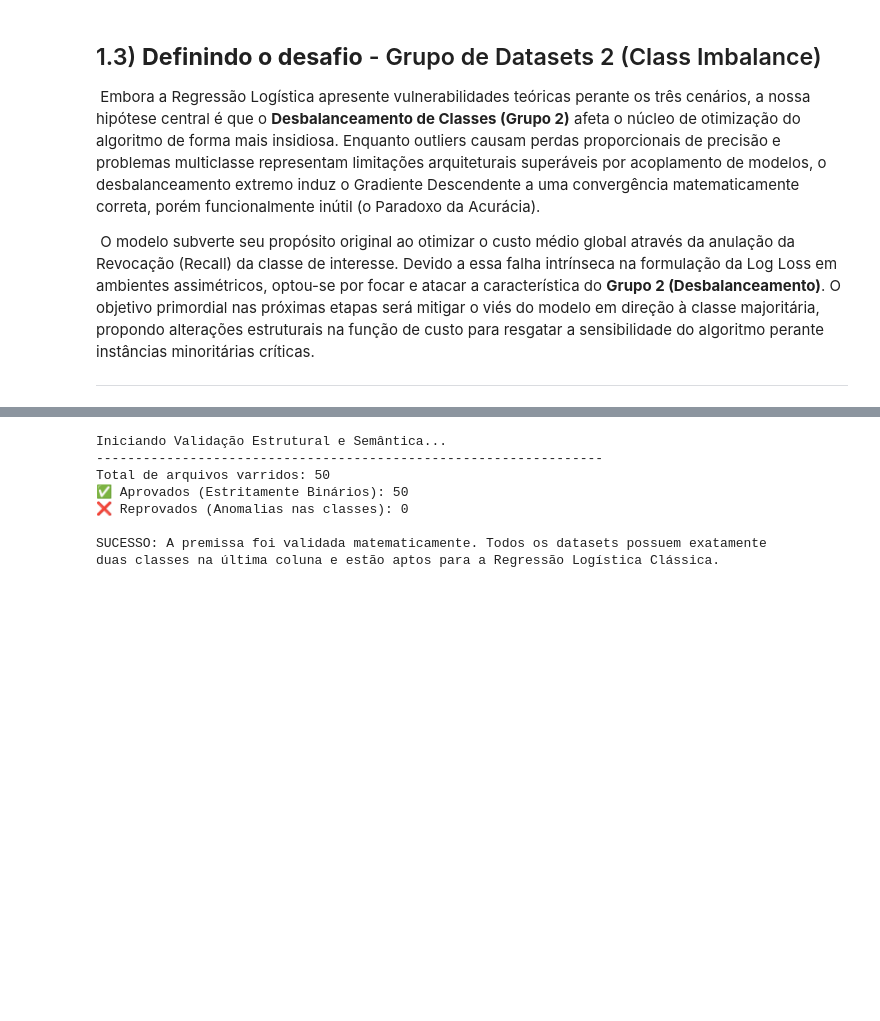
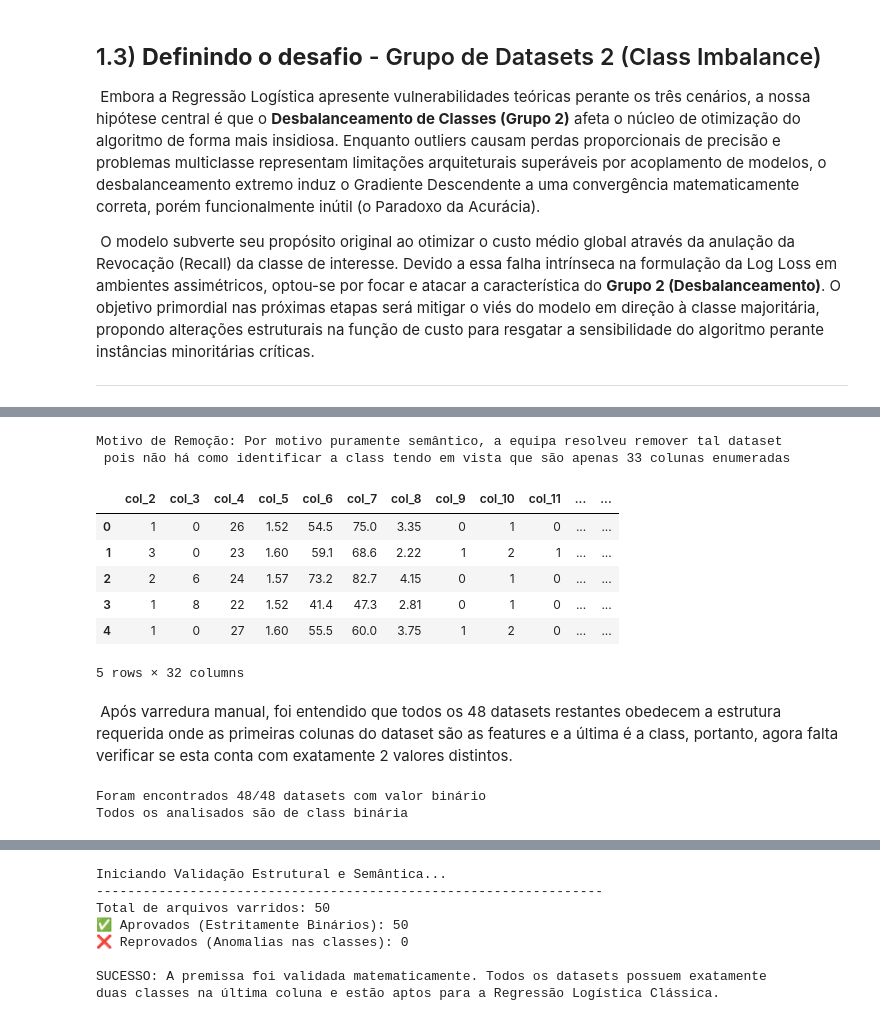
Before and after one commit to Aly-Filho/ml1-assignment, a Jupyter notebook: amanda/final_submission.ipynb, the cells around one changed output, grey strips where cells are left out. Drawn from its saved outputs; the diff is of its cells as text; code cells hidden in the pictures; blank space fills up the shorter version.

```diff
--- a/amanda/final_submission.ipynb
+++ b/amanda/final_submission.ipynb
@@ -229,0 +256,45 @@ sns.set_palette("husl")
+# %%
+df_ex2 = pd.read_csv('data_sets/class_imbalance/dataset_463_backache.csv')
+Datasets_excluidos.append('dataset_463_backache.csv')
+
+print('Motivo de Remoção: Por motivo puramente semântico, a equipa resolveu remover tal dataset\n pois não há como identificar a class tendo em vista que são apenas 33 colunas enumeradas')
+df_ex2.head(5)
+# %% [output]
+Motivo de Remoção: Por motivo puramente semântico, a equipa resolveu remover tal dataset
+ pois não há como identificar a class tendo em vista que são apenas 33 colunas enumeradas
+|  | col_2 | col_3 | col_4 | col_5 | col_6 | col_7 | col_8 | col_9 | col_10 | col_11 | ... | ... |
+| 0 | 1 | 0 | 26 | 1.52 | 54.5 | 75.0 | 3.35 | 0 | 1 | 0 | ... | ... |
+| 1 | 3 | 0 | 23 | 1.60 | 59.1 | 68.6 | 2.22 | 1 | 2 | 1 | ... | ... |
+| 2 | 2 | 6 | 24 | 1.57 | 73.2 | 82.7 | 4.15 | 0 | 1 | 0 | ... | ... |
+| 3 | 1 | 8 | 22 | 1.52 | 41.4 | 47.3 | 2.81 | 0 | 1 | 0 | ... | ... |
+| 4 | 1 | 0 | 27 | 1.60 | 55.5 | 60.0 | 3.75 | 1 | 2 | 0 | ... | ... |
+5 rows × 32 columns
+# %% [markdown]
+&nbsp;Após varredura manual, foi entendido que todos os 48 datasets restantes obedecem a estrutura requerida onde as primeiras colunas do dataset são as features e a última é a class, portanto, agora falta verificar se esta conta com exatamente 2 valores distintos.
+# %%
+todos = glob.glob(os.path.join('data_sets/class_imbalance/', "*.csv")) #todos os datasets
+
+Datasets_selecionados = []
+
+for um in todos: #add todos que não estão como excluidos
+    nome = os.path.basename(um)
+    if nome not in Datasets_excluidos:
+        df = pd.read_csv(um)
+        Datasets_selecionados.append((df,nome))
+
+dataset_y_binario = 0 #contador dos class binarios
+
+for dataset, nome_real in Datasets_selecionados: #passa por cada um vendo quantos valores a ultima coluna pode assumir
+    count = len(dataset.iloc[:,-1].unique())
+    if count == 2:
+        dataset_y_binario +=1
+    else:
+        print(f'O dataset {nome_real} não tem valor binário para class')
+
+print(f'Foram encontrados {dataset_y_binario}/{len(Datasets_selecionados)} datasets com valor binário')
+
+if dataset_y_binario == len(Datasets_selecionados):
+    print('Todos os analisados são de class binária')
+# %% [output]
+Foram encontrados 48/48 datasets com valor binário
+Todos os analisados são de class binária
```
Also changed, not shown: parts of 38 cells of this notebook, 48 other files.
